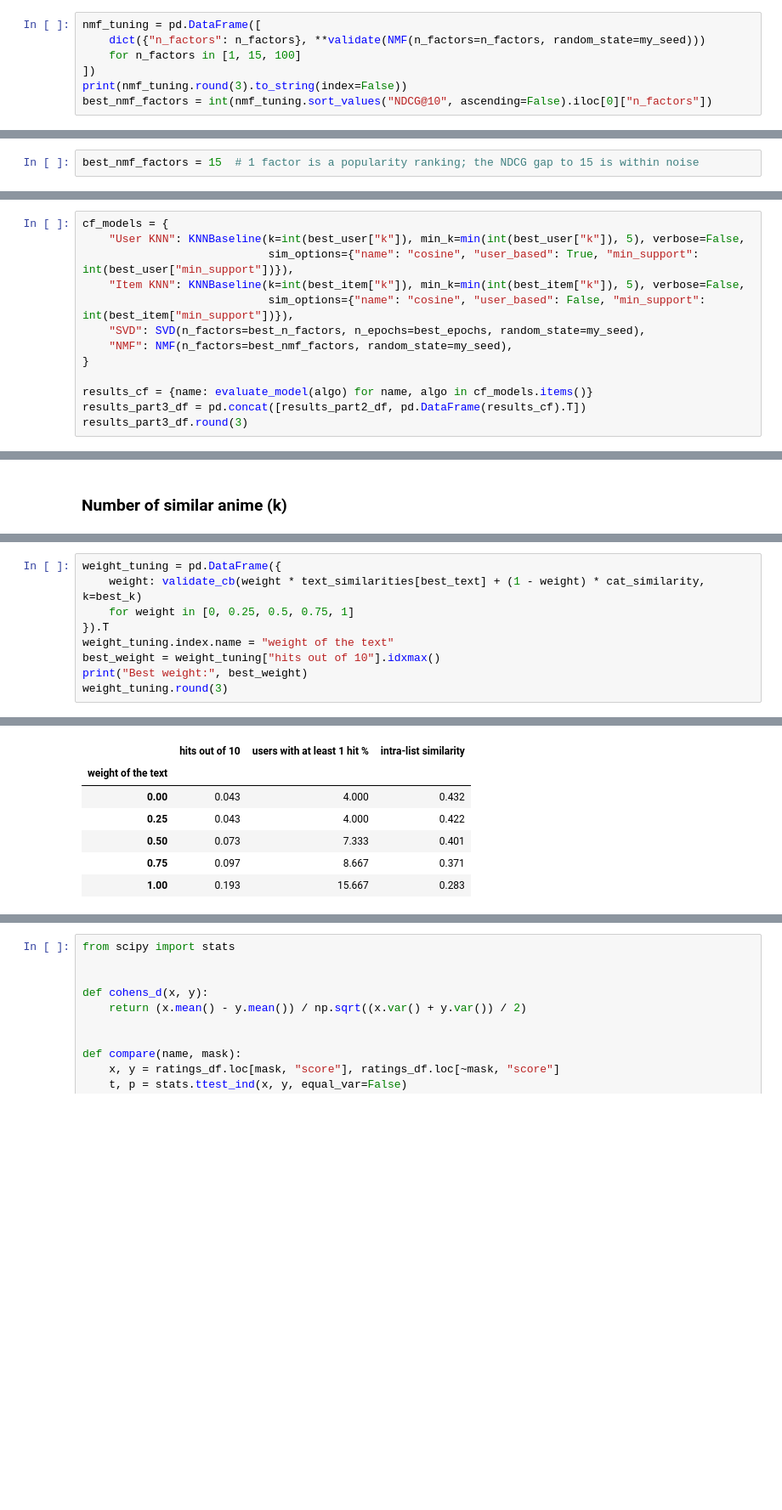
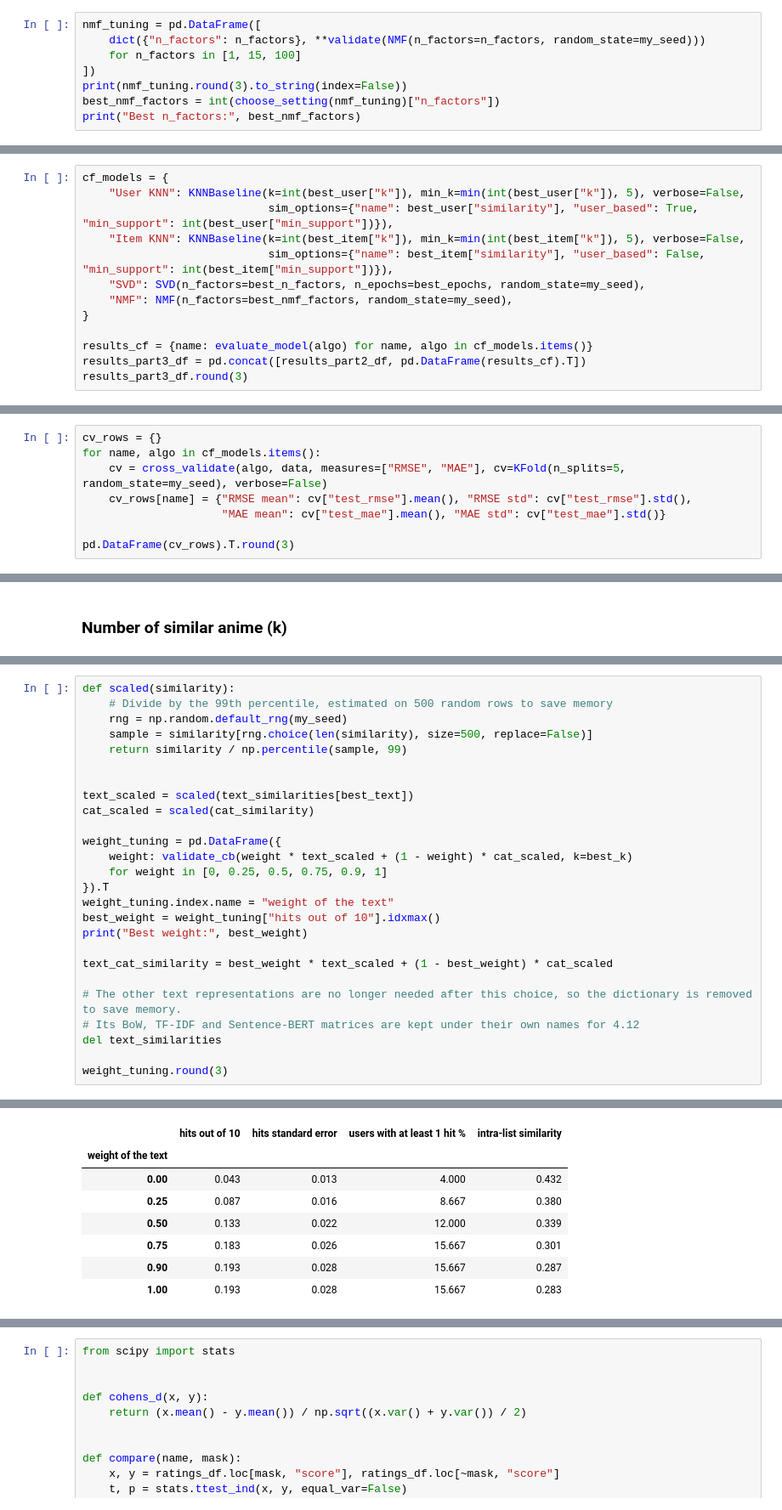
Before and after one commit to estellearnander/recsys_group_project, a Jupyter notebook: notebooks/03_recommenders.ipynb, the cells around one changed output, grey strips where cells are left out. Shown at 85% size. Saved outputs shown, nothing was run; the diff lists cells and outputs as text; blank space fills up the shorter version.

```diff
--- a/notebooks/03_recommenders.ipynb
+++ b/notebooks/03_recommenders.ipynb
@@ -994,5 +1107,6 @@ nmf_tuning = pd.DataFrame([
     for n_factors in [1, 15, 100]
 ])
 print(nmf_tuning.round(3).to_string(index=False))
-best_nmf_factors = int(nmf_tuning.sort_values("NDCG@10", ascending=False).iloc[0]["n_factors"])
+best_nmf_factors = int(choose_setting(nmf_tuning)["n_factors"])
+print("Best n_factors:", best_nmf_factors)
 # %% [output]
@@ -1003,2 +1117,0 @@ best_nmf_factors = int(nmf_tuning.sort_values("NDCG@10", ascending=False).iloc[0
-# %%
-best_nmf_factors = 15  # 1 factor is a popularity ranking; the NDCG gap to 15 is within noise
@@ -1010,9 +1124,9 @@ Final comparison and baseline
 # %%
 cf_models = {
     "User KNN": KNNBaseline(k=int(best_user["k"]), min_k=min(int(best_user["k"]), 5), verbose=False,
-                            sim_options={"name": "cosine", "user_based": True, "min_support": int(best_user["min_support"])}),
+                            sim_options={"name": best_user["similarity"], "user_based": True, "min_support": int(best_user["min_support"])}),
     "Item KNN": KNNBaseline(k=int(best_item["k"]), min_k=min(int(best_item["k"]), 5), verbose=False,
-                            sim_options={"name": "cosine", "user_based": False, "min_support": int(best_item["min_support"])}),
+                            sim_options={"name": best_item["similarity"], "user_based": False, "min_support": int(best_item["min_support"])}),
     "SVD": SVD(n_factors=best_n_factors, n_epochs=best_epochs, random_state=my_seed),
     "NMF": NMF(n_factors=best_nmf_factors, random_state=my_seed),
 }
@@ -1034,0 +1158,8 @@ results_part3_df.round(3)
+# %%
+cv_rows = {}
+for name, algo in cf_models.items():
+    cv = cross_validate(algo, data, measures=["RMSE", "MAE"], cv=KFold(n_splits=5, random_state=my_seed), verbose=False)
+    cv_rows[name] = {"RMSE mean": cv["test_rmse"].mean(), "RMSE std": cv["test_rmse"].std(),
+                     "MAE mean": cv["test_mae"].mean(), "MAE std": cv["test_mae"].std()}
+
+pd.DataFrame(cv_rows).T.round(3)
@@ -1920,10 +2039,27 @@ The two similarities are combined as `weight × text similarity + (1 - weight)
 # %%
+def scaled(similarity):
+    # Divide by the 99th percentile, estimated on 500 random rows to save memory
+    rng = np.random.default_rng(my_seed)
+    sample = similarity[rng.choice(len(similarity), size=500, replace=False)]
+    return similarity / np.percentile(sample, 99)
+
+
+text_scaled = scaled(text_similarities[best_text])
+cat_scaled = scaled(cat_similarity)
+
 weight_tuning = pd.DataFrame({
-    weight: validate_cb(weight * text_similarities[best_text] + (1 - weight) * cat_similarity, k=best_k)
-    for weight in [0, 0.25, 0.5, 0.75, 1]
+    weight: validate_cb(weight * text_scaled + (1 - weight) * cat_scaled, k=best_k)
+    for weight in [0, 0.25, 0.5, 0.75, 0.9, 1]
 }).T
 weight_tuning.index.name = "weight of the text"
 best_weight = weight_tuning["hits out of 10"].idxmax()
 print("Best weight:", best_weight)
+
+text_cat_similarity = best_weight * text_scaled + (1 - best_weight) * cat_scaled
+
+# The other text representations are no longer needed after this choice, so the dictionary is removed to save memory.
+# Its BoW, TF-IDF and Sentence-BERT matrices are kept under their own names for 4.12
+del text_similarities
+
 weight_tuning.round(3)
 # %% [output]
@@ -1931,7 +2067,8 @@ Best weight: 1.0
-|  | hits out of 10 | users with at least 1 hit % | intra-list similarity |
-| weight of the text |  |  |  |
-| 0.00 | 0.043 | 4.000 | 0.432 |
-| 0.25 | 0.043 | 4.000 | 0.422 |
-| 0.50 | 0.073 | 7.333 | 0.401 |
-| 0.75 | 0.097 | 8.667 | 0.371 |
-| 1.00 | 0.193 | 15.667 | 0.283 |
+|  | hits out of 10 | hits standard error | users with at least 1 hit % | intra-list similarity |
+| weight of the text |  |  |  |  |
+| 0.00 | 0.043 | 0.013 | 4.000 | 0.432 |
+| 0.25 | 0.087 | 0.016 | 8.667 | 0.380 |
+| 0.50 | 0.133 | 0.022 | 12.000 | 0.339 |
+| 0.75 | 0.183 | 0.026 | 15.667 | 0.301 |
+| 0.90 | 0.193 | 0.028 | 15.667 | 0.287 |
+| 1.00 | 0.193 | 0.028 | 15.667 | 0.283 |
```
Also changed, not shown: parts of 229 cells of this notebook.
